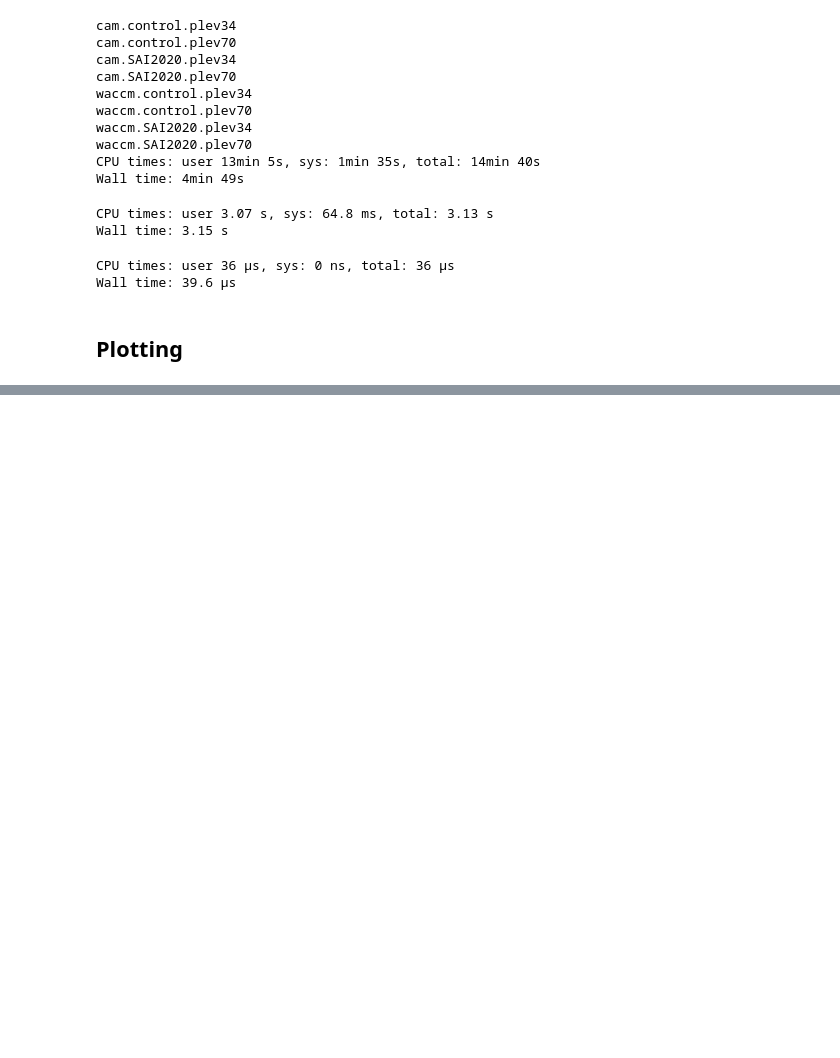
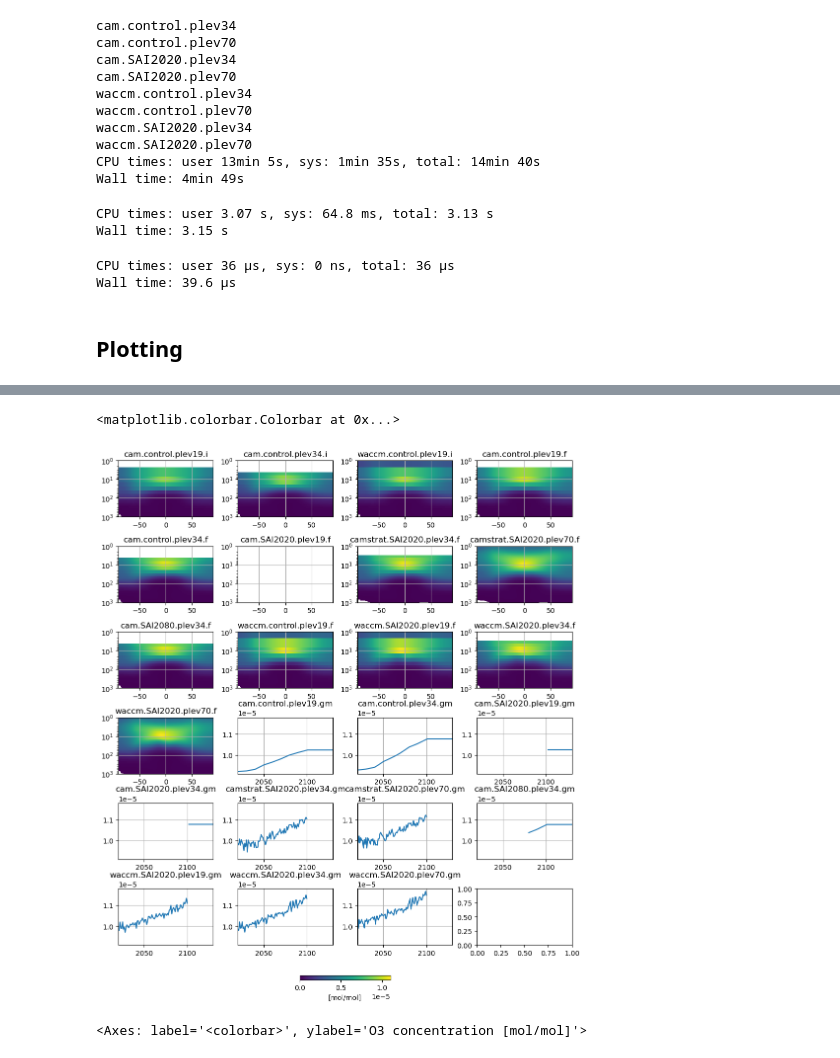
Before and after one commit to JdeJong96/CESM-CAM_SAI, a Jupyter notebook: results/aerosolfield.ipynb, the cells around one changed output, grey strips where cells are left out. Drawn from its saved outputs; the diff is of its cells as text; code cells hidden in the pictures; blank space fills up the shorter version.

```diff
--- a/results/aerosolfield.ipynb
+++ b/results/aerosolfield.ipynb
@@ -421,0 +452,21 @@ fig.savefig('figures/ozone.pdf')
+# %%
+fig, axs = plt.subplots(6,4, figsize=(10,13))
+for ax,exp in zip(axs.flatten(),O3zm):
+    try:
+        p = O3zm[exp].plot(ax=ax, x='lat', yincrease=False, yscale='log', vmin=0, vmax=1.1e-5, ylim=[1000,1], add_colorbar=False)
+    except:
+        O3zm[exp].plot(ax=ax, x='year', xlim=[2020,2130], ylim=[0.91e-5,1.18e-5])
+    ax.grid()
+    ax.set_xlabel('')
+    ax.set_ylabel('')
+    ax.set_title(exp)
+plt.tight_layout()
+fig.colorbar(p, ax=axs[:,:], orientation='horizontal', shrink=0.2, pad=0.05, label='[mol/mol]')
+#axs[1,1].set_title('')
+# %% [output]
+<matplotlib.colorbar.Colorbar at 0x...>
+[figure, added]
+# %%
+p.colorbar.ax
+# %% [output]
+<Axes: label='<colorbar>', ylabel='O3 concentration [mol/mol]'>
```
Also changed, not shown: parts of 7 cells of this notebook, 2 other files.
